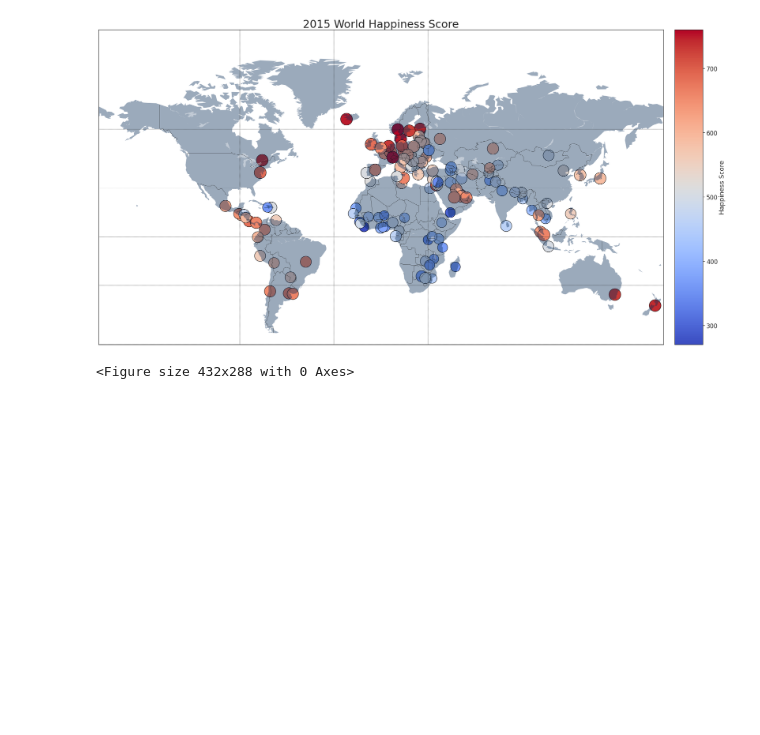
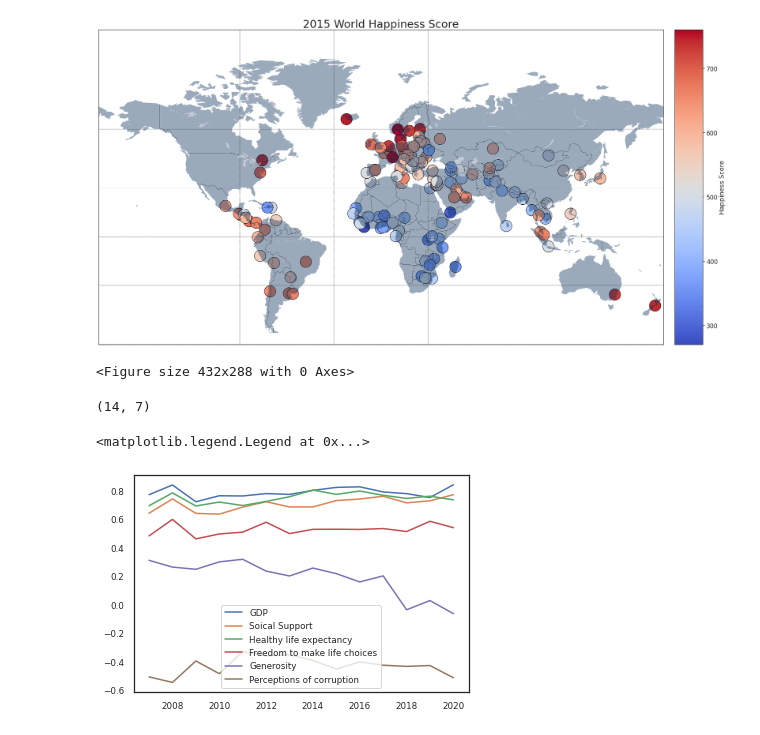
Before and after one commit to k-girish/world-happiness, a Jupyter notebook: notebooks/visiualization.ipynb, the cells around one changed output. Drawn from its saved outputs; the diff is of its cells as text; code cells hidden in the pictures; blank space fills up the shorter version.

```diff
--- a/notebooks/visiualization.ipynb
+++ b/notebooks/visiualization.ipynb
@@ -61,3 +216,26 @@ mapWorld(data,2015)
 # %% [output]
 [figure]
 <Figure size 432x288 with 0 Axes>
+# %%
+all_cor = []
+col = ['Ladder score','Logged GDP per capita', 'Social support', 'Healthy life expectancy','Freedom to make life choices', 'Generosity',
+        'Perceptions of corruption']
+for year in range(2007,2021):
+  datay = data[data['year'] == year]
+  all_cor.append(datay[col].corr()['Ladder score'].values)
+
+all_cor = np.array(all_cor)
+print(all_cor.shape)
+
+x = range(2007,2021)
+plt.plot(x,all_cor[:,1],label = 'GDP')
+plt.plot(x,all_cor[:,2],label = 'Soical Support')
+plt.plot(x,all_cor[:,3],label = 'Healthy life expectancy')
+plt.plot(x,all_cor[:,4],label = 'Freedom to make life choices')
+plt.plot(x,all_cor[:,5],label = 'Generosity' )
+plt.plot(x,all_cor[:,6],label = 'Perceptions of corruption' )
+plt.legend()
+# %% [output]
+(14, 7)
+<matplotlib.legend.Legend at 0x...>
+[figure, added]
```
Also changed, not shown: parts of 15 cells of this notebook.
